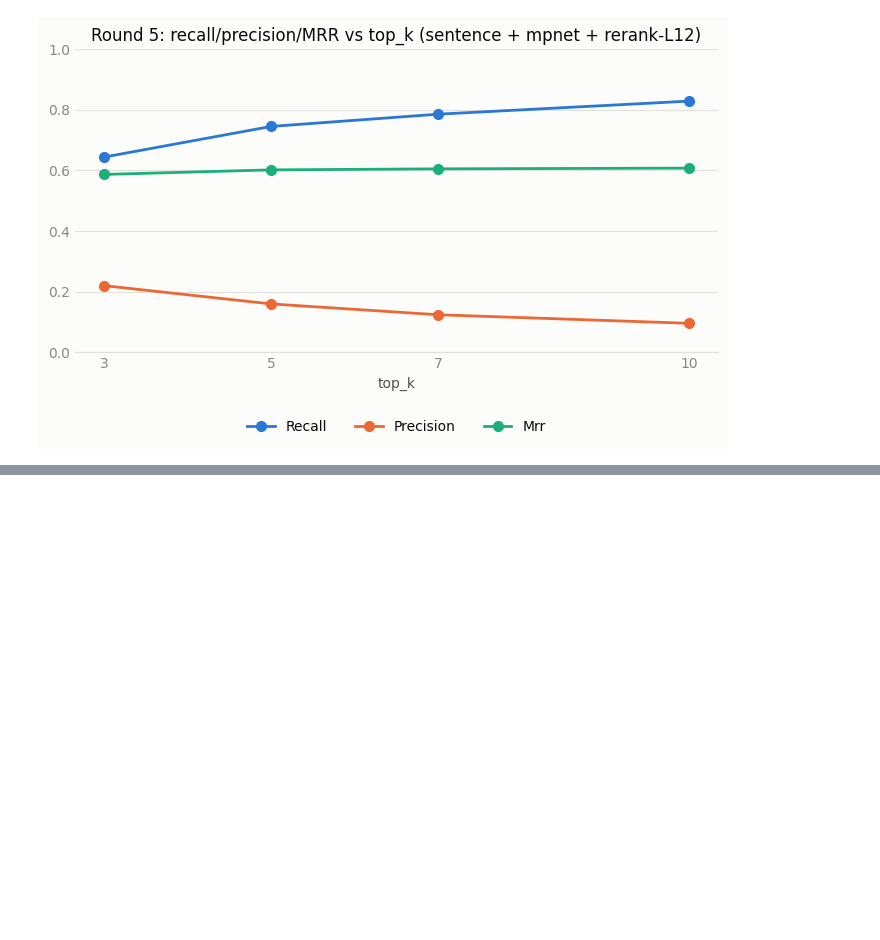
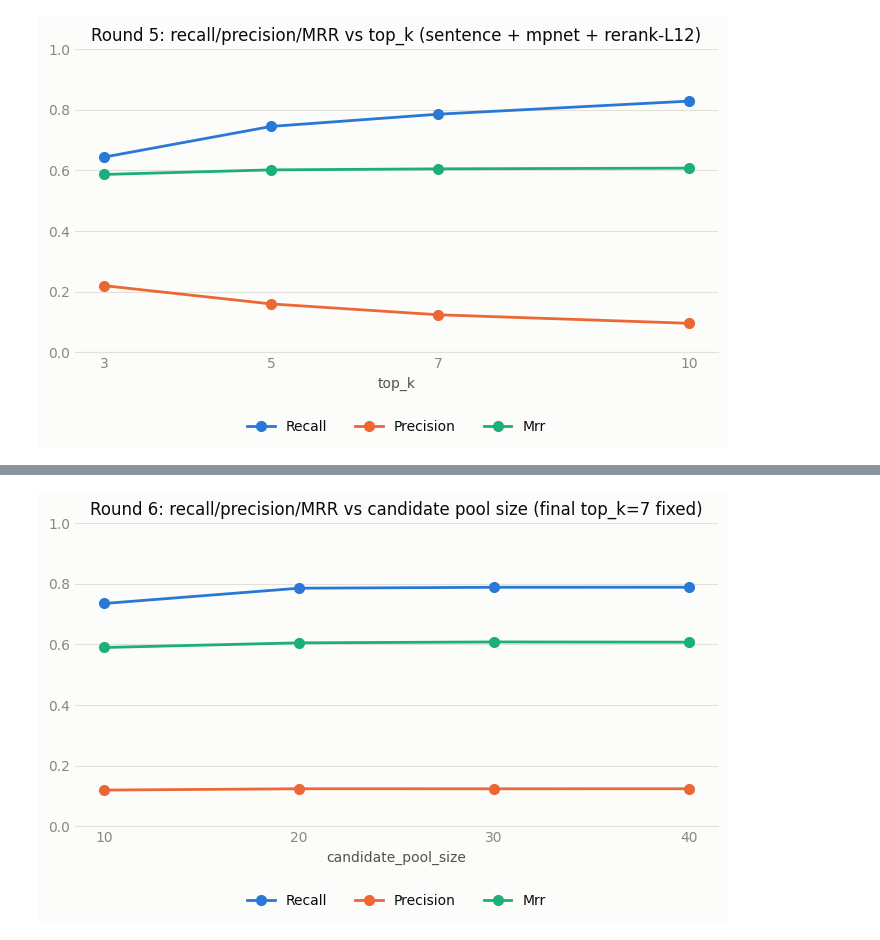
Before and after one commit to AsmithaUbaid/ndatrace, a Jupyter notebook: notebooks/04_retrieval_experiments.ipynb, the cells around one changed output, grey strips where cells are left out. Saved outputs shown, nothing was run; the diff lists cells and outputs as text; code cells hidden in the pictures; blank space fills up the shorter version.

```diff
--- a/notebooks/04_retrieval_experiments.ipynb
+++ b/notebooks/04_retrieval_experiments.ipynb
@@ -187,0 +186,4 @@ The remaining ~21% of cases where the true evidence isn't in the top-7 is a real
+# %%
+pool_sweep = json.loads(Path("data/pool_size_sweep.json").read_text())
+df6 = pd.DataFrame(pool_sweep).set_index("pool_size")
+df6
@@ -187,0 +197,18 @@ The remaining ~21% of cases where the true evidence isn't in the top-7 is a real
+# %%
+fig, ax = plt.subplots(figsize=(7, 4.5))
+pools = df6.index.tolist()
+for i, metric in enumerate(metrics):
+    ax.plot(pools, df6[metric], marker="o", linewidth=2, markersize=7,
+            label=metric.capitalize(), color=metric_colors[metric], zorder=3)
+
+ax.set_xticks(pools)
+ax.set_xlabel("candidate_pool_size")
+ax.set_ylim(0, 1.0)
+ax.set_title("Round 6: recall/precision/MRR vs candidate pool size (final top_k=7 fixed)")
+style_axes(ax)
+ax.legend(loc="upper center", bbox_to_anchor=(0.5, -0.18), ncol=3, frameon=False)
+plt.tight_layout()
+plt.savefig("results/comparisons/retrieval_pool_size_sweep.png", **savefig_kwargs())
+plt.show()
+# %% [output]
+[figure, added]
```
Also changed, not shown: parts of 3 cells of this notebook, 4 other files.
